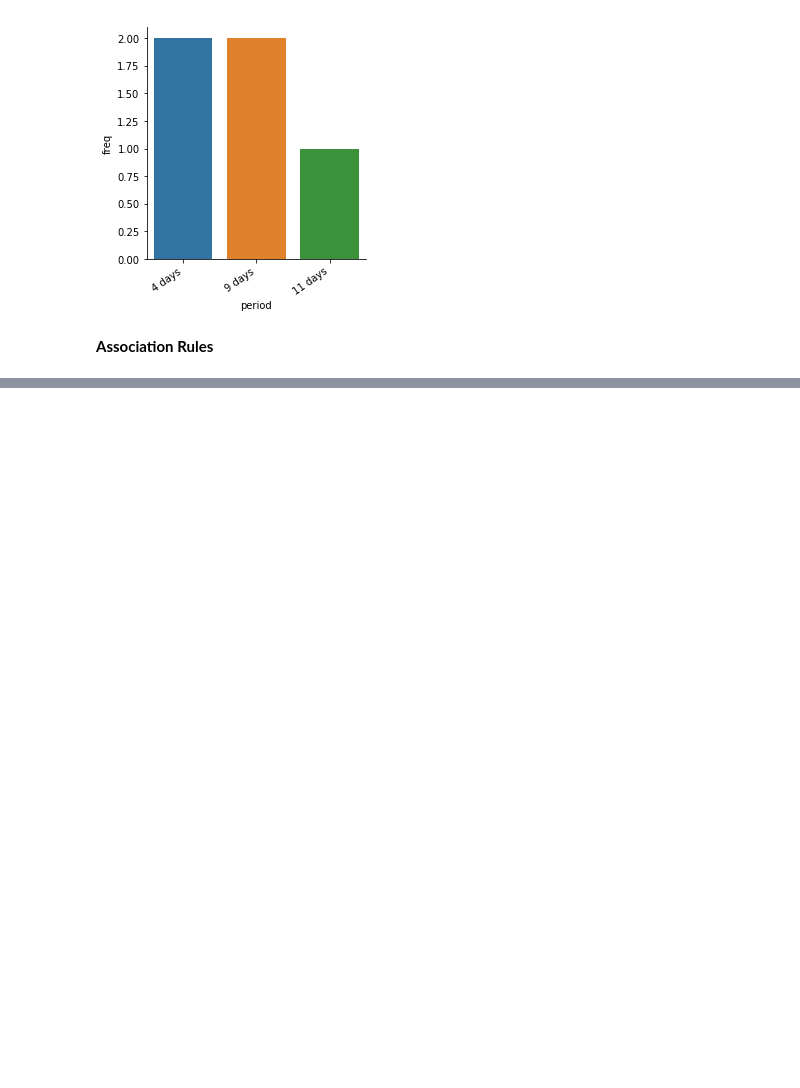
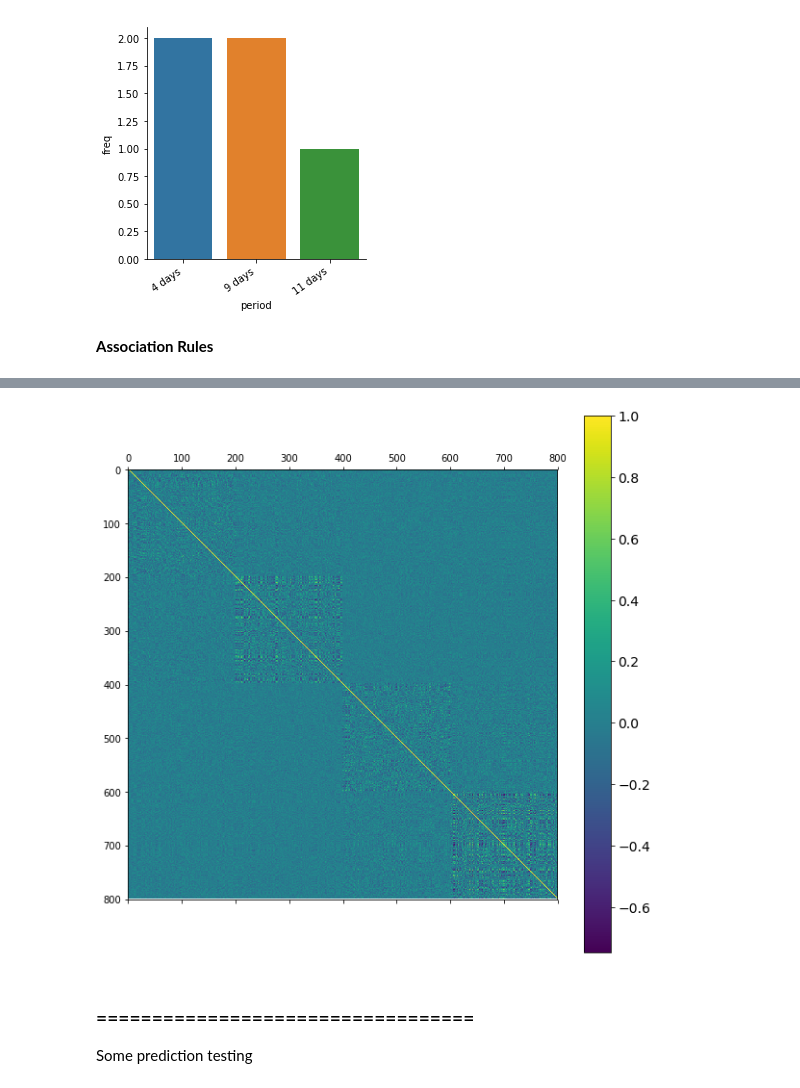
Before and after one commit to alcaides/discarge-summaries-i2b2, a Jupyter notebook: Análisis y visualización v1.ipynb, the cells around one changed output, grey strips where cells are left out. Saved outputs shown, nothing was run; the diff lists cells and outputs as text; code cells hidden in the pictures; blank space fills up the shorter version.

```diff
--- a/Análisis y visualización v1.ipynb
+++ b/Análisis y visualización v1.ipynb
@@ -528,0 +525,6 @@ vectorized.head()
+# %%
+X = vectorized.reset_index()
+X.drop(['patient','admission','discharge','level_4','relation','vec_relation','period','m_relation'],axis=1,inplace=True)
+display(X.head())
+y = vectorized.reset_index().period.apply(lambda x: int(re.sub('[a-z]','',str(x.days))))
+display(y.head())
@@ -528,0 +545,10 @@ vectorized.head()
+# %%
+f = plt.figure(figsize=(10, 10))
+plt.matshow(X.corr(), fignum=f.number)
+cb = plt.colorbar()
+cb.ax.tick_params(labelsize=14)
+# %% [output]
+[figure, added]
+# %% [markdown]
+### ==================================
+Some prediction testing
```
Also changed, not shown: parts of 11 cells of this notebook.
